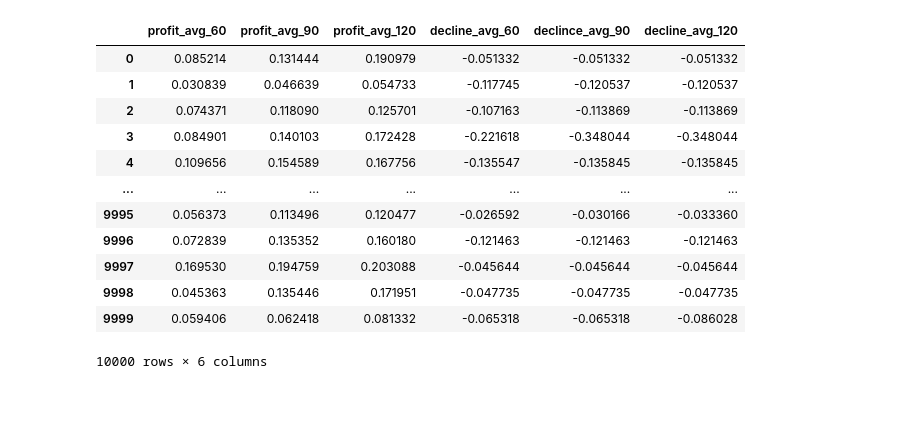
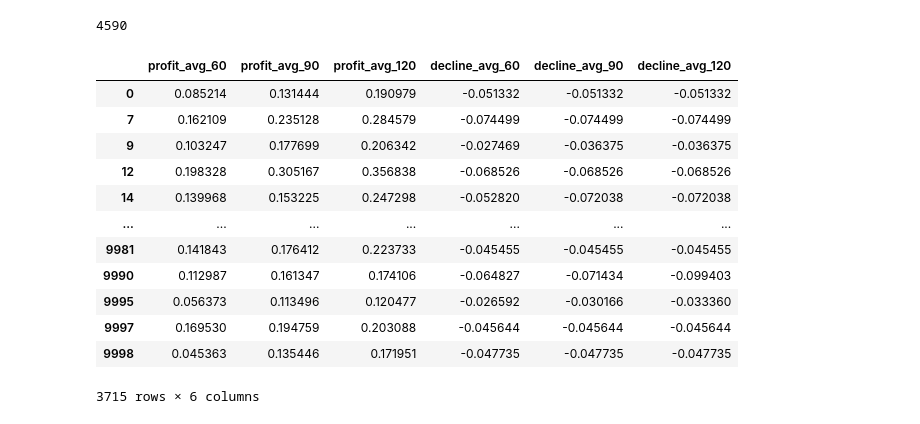
Before and after one commit to Rain1047/Short_Mid_Trend_Trading_System, a Jupyter notebook: strategy/strategy01_select/select_technical/script_select_result_visualization.ipynb, the cells around one changed output. Cells and saved outputs as stored; diff of their text form; code cells hidden in the pictures.

```diff
--- a/strategy/strategy01_select/select_technical/script_select_result_visualization.ipynb
+++ b/strategy/strategy01_select/select_technical/script_select_result_visualization.ipynb
@@ -28,19 +32,23 @@ df.query('(profit_avg_60/2 + decline_avg_60) > 0')
 | 9995 | 0.056373 | 0.113496 | 0.120477 | -0.026592 | -0.030166 | -0.033360 |
 | 9997 | 0.169530 | 0.194759 | 0.203088 | -0.045644 | -0.045644 | -0.045644 |
 2686 rows × 6 columns
-# %%
-df
-# %% [output]
-|  | profit_avg_60 | profit_avg_90 | profit_avg_120 | decline_avg_60 | declince_avg_90 | decline_avg_120 |
-| 0 | 0.085214 | 0.131444 | 0.190979 | -0.051332 | -0.051332 | -0.051332 |
-| 1 | 0.030839 | 0.046639 | 0.054733 | -0.117745 | -0.120537 | -0.120537 |
-| 2 | 0.074371 | 0.118090 | 0.125701 | -0.107163 | -0.113869 | -0.113869 |
-| 3 | 0.084901 | 0.140103 | 0.172428 | -0.221618 | -0.348044 | -0.348044 |
-| 4 | 0.109656 | 0.154589 | 0.167756 | -0.135547 | -0.135845 | -0.135845 |
-| ... | ... | ... | ... | ... | ... | ... |
-| 9995 | 0.056373 | 0.113496 | 0.120477 | -0.026592 | -0.030166 | -0.033360 |
-| 9996 | 0.072839 | 0.135352 | 0.160180 | -0.121463 | -0.121463 | -0.121463 |
-| 9997 | 0.169530 | 0.194759 | 0.203088 | -0.045644 | -0.045644 | -0.045644 |
-| 9998 | 0.045363 | 0.135446 | 0.171951 | -0.047735 | -0.047735 | -0.047735 |
-| 9999 | 0.059406 | 0.062418 | 0.081332 | -0.065318 | -0.065318 | -0.086028 |
-10000 rows × 6 columns
+# %%
+df.query('profit_avg_120 > 0.15').index.__len__()
+# %% [output]
+4590
+# %%
+df.query('(profit_avg_90/2 + decline_avg_90) > 0')
+# %% [output]
+|  | profit_avg_60 | profit_avg_90 | profit_avg_120 | decline_avg_60 | decline_avg_90 | decline_avg_120 |
+| 0 | 0.085214 | 0.131444 | 0.190979 | -0.051332 | -0.051332 | -0.051332 |
+| 7 | 0.162109 | 0.235128 | 0.284579 | -0.074499 | -0.074499 | -0.074499 |
+| 9 | 0.103247 | 0.177699 | 0.206342 | -0.027469 | -0.036375 | -0.036375 |
+| 12 | 0.198328 | 0.305167 | 0.356838 | -0.068526 | -0.068526 | -0.068526 |
+| 14 | 0.139968 | 0.153225 | 0.247298 | -0.052820 | -0.072038 | -0.072038 |
+| ... | ... | ... | ... | ... | ... | ... |
+| 9981 | 0.141843 | 0.176412 | 0.223733 | -0.045455 | -0.045455 | -0.045455 |
+| 9990 | 0.112987 | 0.161347 | 0.174106 | -0.064827 | -0.071434 | -0.099403 |
+| 9995 | 0.056373 | 0.113496 | 0.120477 | -0.026592 | -0.030166 | -0.033360 |
+| 9997 | 0.169530 | 0.194759 | 0.203088 | -0.045644 | -0.045644 | -0.045644 |
+| 9998 | 0.045363 | 0.135446 | 0.171951 | -0.047735 | -0.047735 | -0.047735 |
+3715 rows × 6 columns
```
Also changed, not shown: parts of 5 cells of this notebook, 12 other files.
